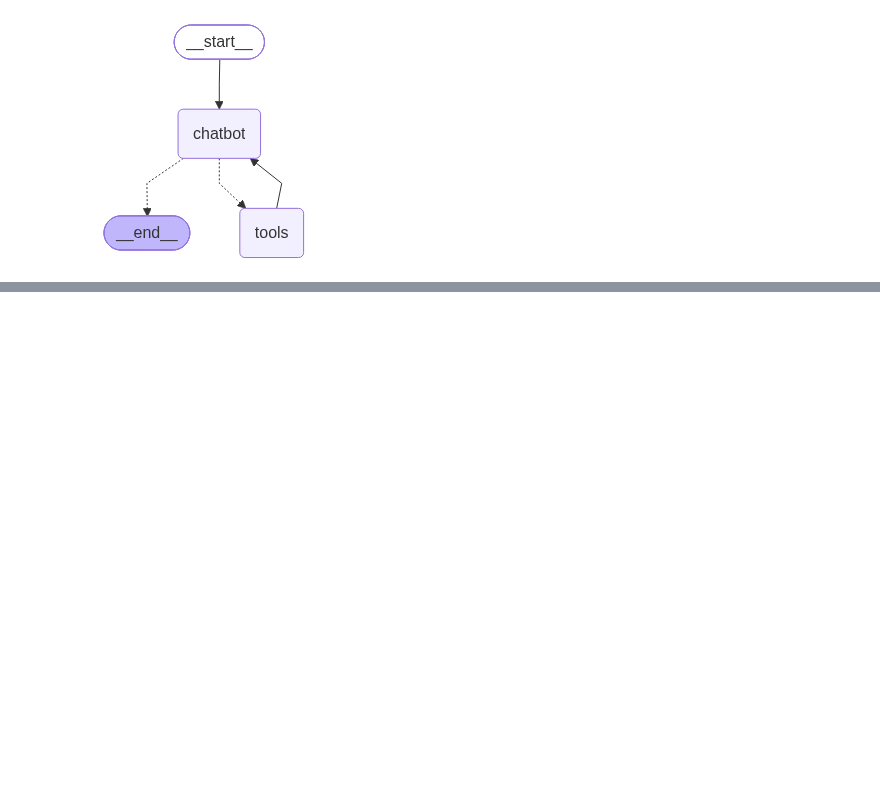
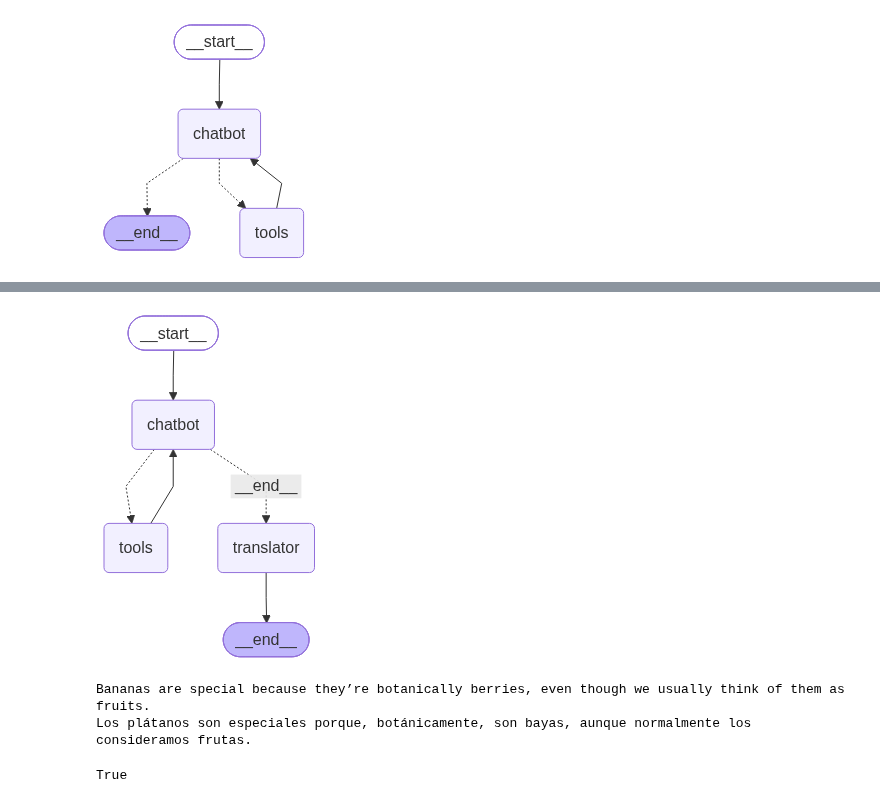
Before and after one commit to MWPerrineJr/agents, a Jupyter notebook: my-work/week4/2-day2.ipynb, the cells around one changed output, grey strips where cells are left out. Cells and saved outputs as stored; diff of their text form; code cells hidden in the pictures; blank space fills up the shorter version.

```diff
--- a/my-work/week4/2-day2.ipynb
+++ b/my-work/week4/2-day2.ipynb
@@ -173,0 +174,47 @@ I also sent the push notification.
+# %%
+class State(TypedDict):
+    messages: Annotated[list, add_messages]
+    spanish: str
+
+def translator_node(state: State) -> dict:
+    last = state['messages'][-1].content
+    prompt = f"Translate this into Spanish, replying with the translation only:\n\n{last}"
+    return {'spanish': llm.invoke(prompt).content}
+
+builder = StateGraph(State)
+
+builder.add_node('chatbot', chatbot_node)
+builder.add_node('tools', ToolNode(tools))
+builder.add_node('translator', translator_node)
+
+builder.add_edge(START, 'chatbot')
+builder.add_conditional_edges('chatbot', tools_condition,
+                              {'tools':'tools',
+                                END:'translator'})
+builder.add_edge('tools', 'chatbot')
+builder.add_edge('translator', END)
+graph = builder.compile()
+
+display(Image(graph.get_graph().draw_mermaid_png()))
+# %% [output]
+[figure, added]
+# %%
+result = graph.invoke(
+    {
+        'messages':[
+            {
+                'role': 'user',
+                'content': 'In one sentence, what is special about bananas?'
+            }
+        ]
+    })
+print(result['messages'][-1].content)
+print(result['spanish'])
+# %% [output]
+Bananas are special because they’re botanically berries, even though we usually think of them as fruits.
+Los plátanos son especiales porque, botánicamente, son bayas, aunque normalmente los consideramos frutas.
+# %%
+# Now load the env again if you added Langsmith variables
+load_dotenv(override=True)
+# %% [output]
+True
```
Also changed, not shown: parts of 9 cells of this notebook.
